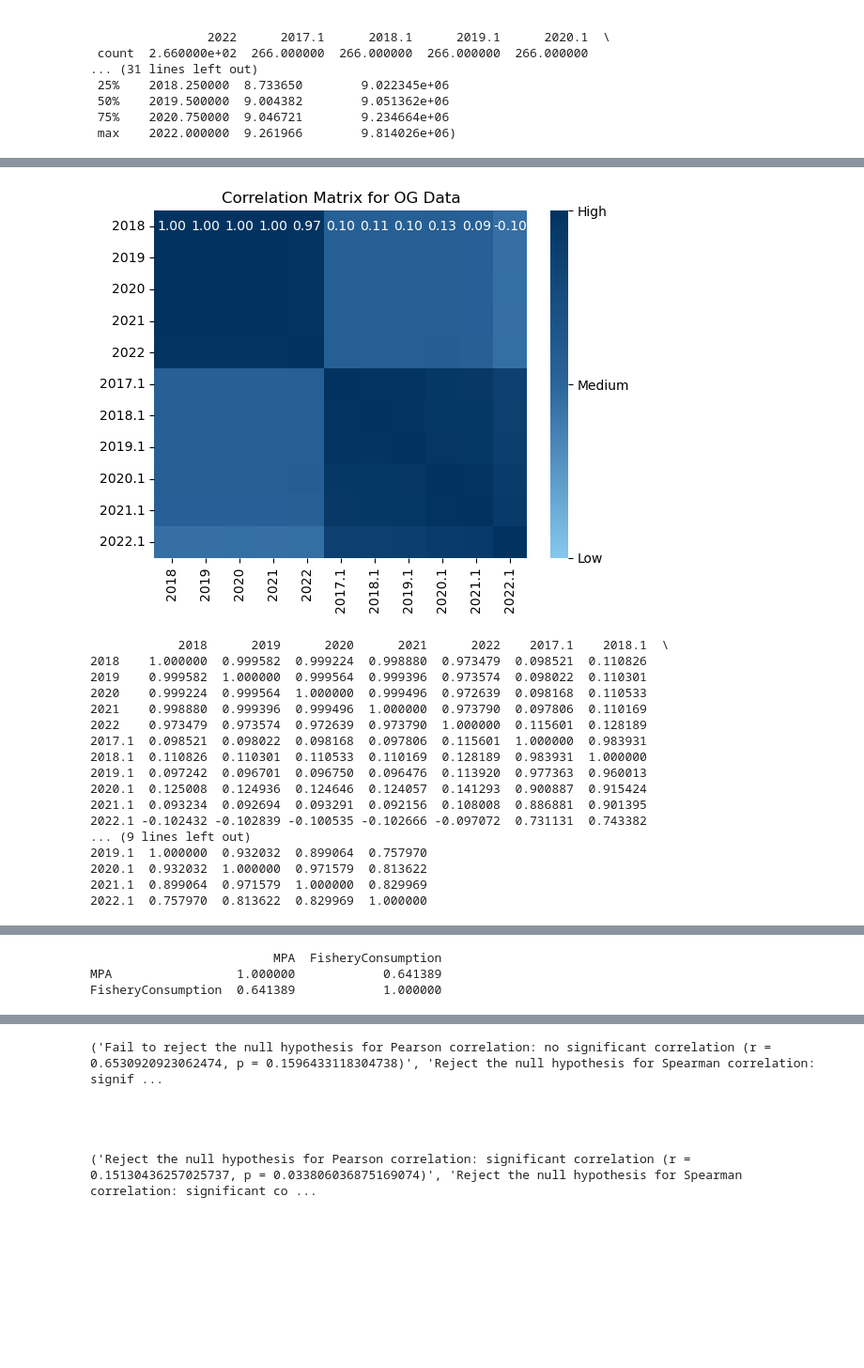
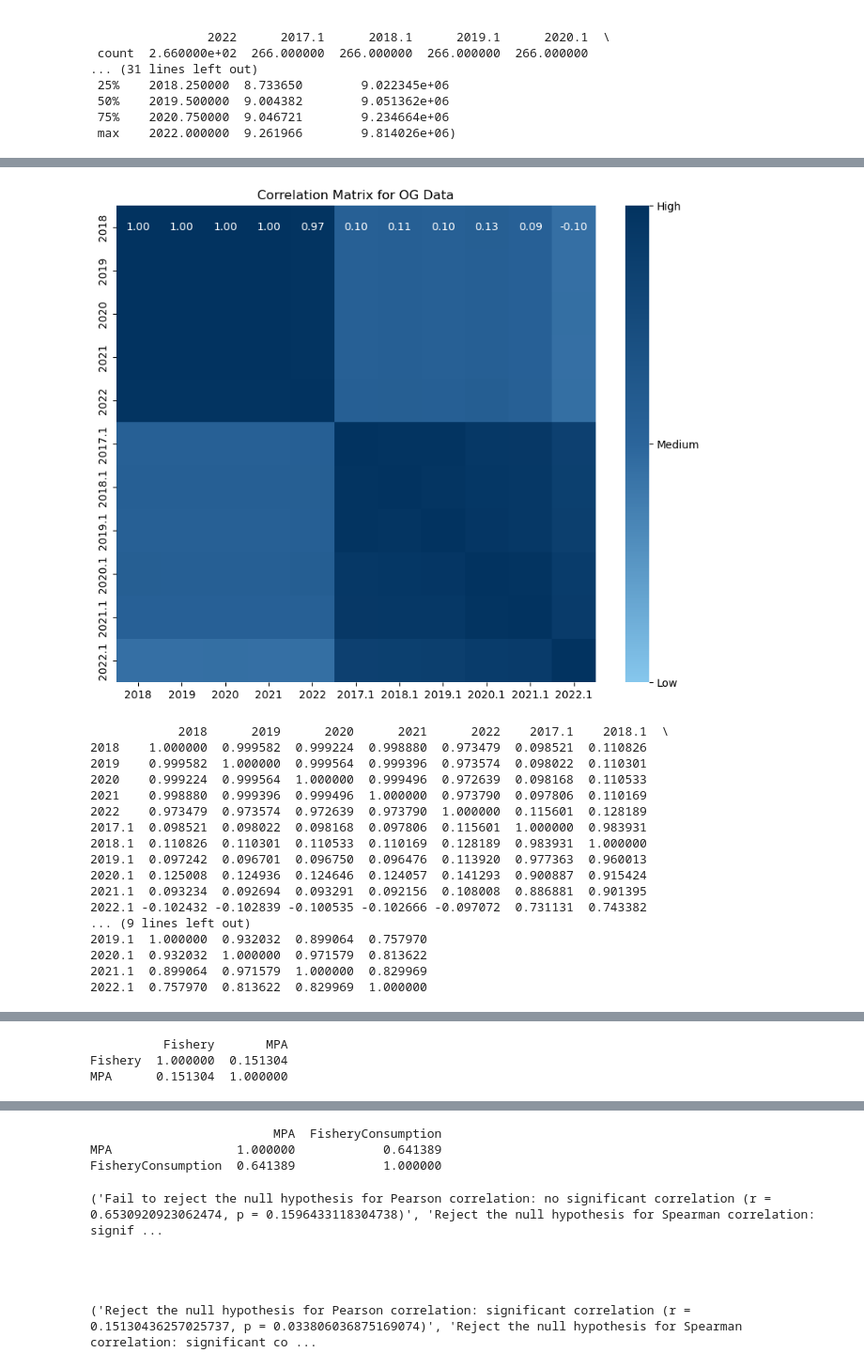
Before and after one commit to AkshatDC/codeByte, a Jupyter notebook: Data Analysis/Predictive Analysis/prelim-analysis.ipynb, the cells around one changed output, grey strips where cells are left out. Shown: that part at 94% size. Saved outputs shown, nothing was run; the diff lists cells and outputs as text; code cells hidden in the pictures; blank space fills up the shorter version.

Commit message:
added image graphs

```diff
--- a/Data Analysis/Predictive Analysis/prelim-analysis.ipynb
+++ b/Data Analysis/Predictive Analysis/prelim-analysis.ipynb
@@ -334,27 +329,34 @@ dtype: int64
 # %%
 import seaborn as sns
 import matplotlib.pyplot as plt
 from matplotlib.colors import LinearSegmentedColormap
 
 # Function to calculate and plot correlation matrix
 def plot_correlation_matrix(df, title):
+    correlation_matrix = df.corr()
+    plt.figure(figsize=(10, 8))
+
+    # Create a custom colormap
     colors = ['#86c7ed','#2B659B' ,'#023360']
-    correlation_matrix = df.corr()
     cmap = LinearSegmentedColormap.from_list('custom_gradient', colors, N=256)
+
     heatmap = sns.heatmap(correlation_matrix, annot=True, cmap=cmap, fmt='.2f', vmin=-1, vmax=1, center=0)
     cbar = heatmap.collections[0].colorbar
     cbar.set_ticks([-1, 0, 1])
     cbar.set_ticklabels(['Low', 'Medium', 'High'])
     plt.title(f'Correlation Matrix for {title}')
+
+    # Save the plot with a short and descriptive filename
+    plt.savefig(f'Output Graphs/correlation_matrix_{title.replace(" ", "_").lower()}.png')
     plt.show()
     print(correlation_matrix)
 
-
-# Calculate and plot correlations for each dataset
-plot_correlation_matrix(og_data_capped.iloc[:, 1:], 'OG Data')  # Skip 'Country Name'
-plot_correlation_matrix(temporal_data_capped.iloc[1:, :], 'Temporal Data')  # Skip 'Year'
+# Assuming og_data_capped, spatial_data_capped, and temporal_data_capped are already defined
+plot_correlation_matrix(og_data_capped.iloc[:, 1:], 'OG Data')
+plot_correlation_matrix(spatial_data_capped, 'Spatial Data')
+plot_correlation_matrix(temporal_data_capped.iloc[1:, :], 'Temporal Data')
 # %% [output]
-[figure, old version]
+[figure, new version]
             2018      2019      2020      2021      2022    2017.1    2018.1  \
 2018    1.000000  0.999582  0.999224  0.998880  0.973479  0.098521  0.110826
 2019    0.999582  1.000000  0.999564  0.999396  0.973574  0.098022  0.110301
@@ -376,3 +378,3 @@ plot_correlation_matrix(temporal_data_capped.iloc[1:, :], 'Temporal Data')  # Sk
-                         MPA  FisheryConsumption
-MPA                 1.000000            0.641389
-FisheryConsumption  0.641389            1.000000
+          Fishery       MPA
+Fishery  1.000000  0.151304
+MPA      0.151304  1.000000
@@ -379,3 +382,6 @@ FisheryConsumption  0.641389            1.000000
+                         MPA  FisheryConsumption
+MPA                 1.000000            0.641389
+FisheryConsumption  0.641389            1.000000
 # %%
 import pandas as pd
 from scipy.stats import pearsonr, spearmanr
```
Also changed, not shown: parts of 4 cells of this notebook, 17 other files.
